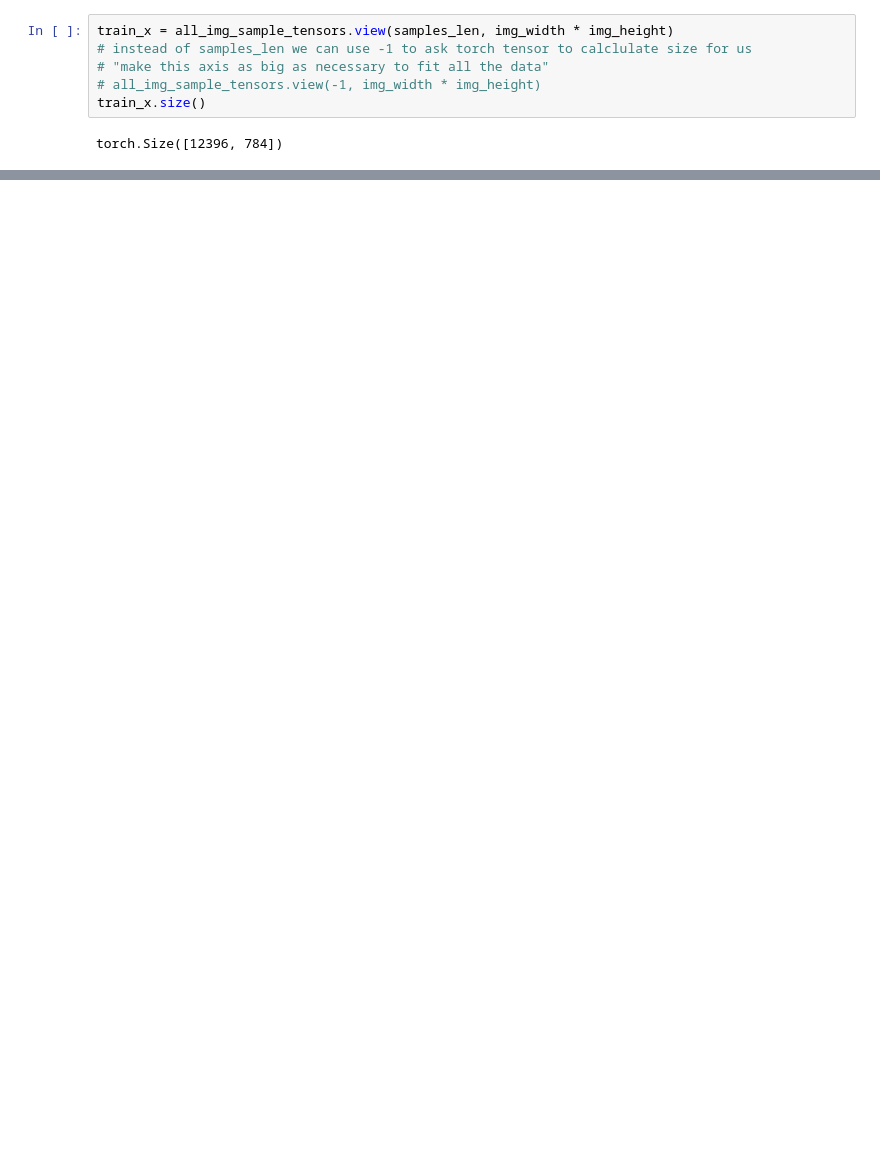
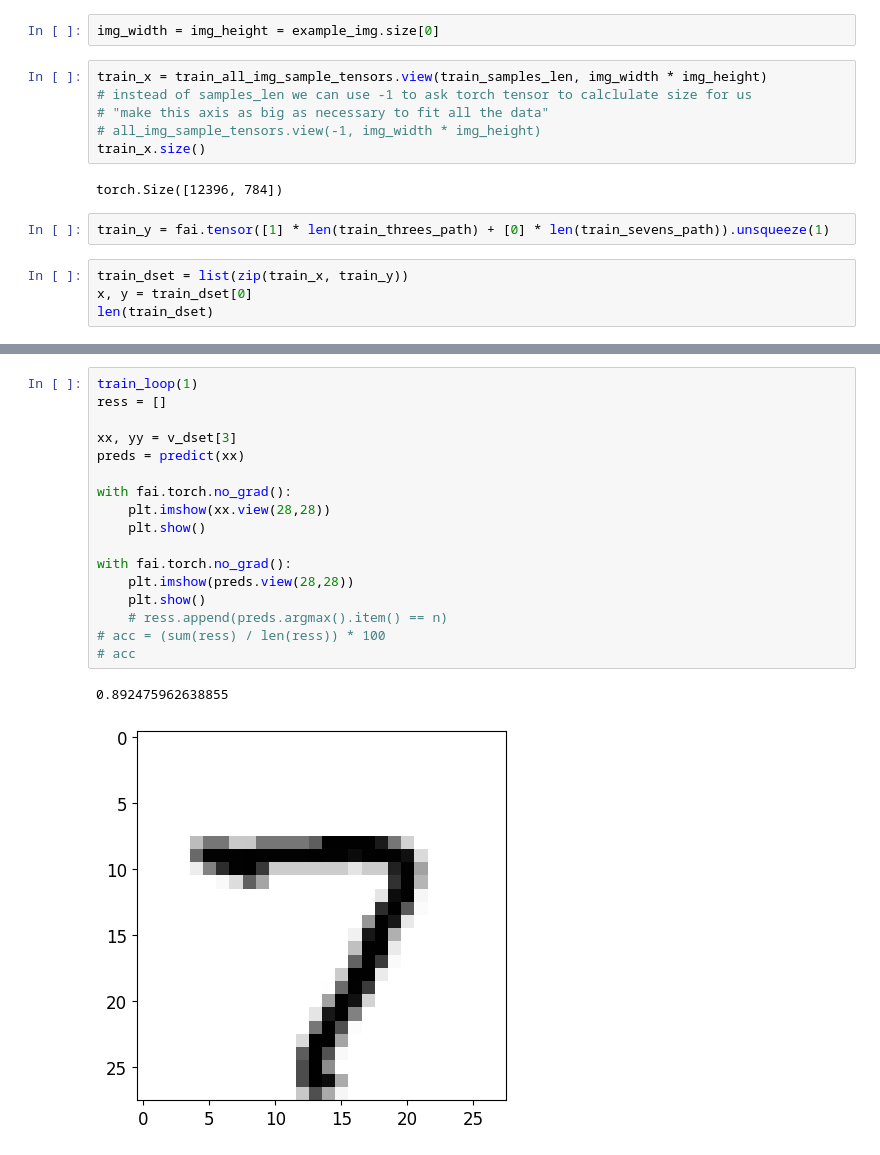
Before and after one commit to maxeozakh/some_notebooks, a Jupyter notebook: fastai_mnist_breakdown.ipynb, the cells around one changed output, grey strips where cells are left out. Drawn from its saved outputs; the diff is of its cells as text; blank space fills up the shorter version.

```diff
--- a/fastai_mnist_breakdown.ipynb
+++ b/fastai_mnist_breakdown.ipynb
@@ -67,11 +105,19 @@ samples_len
 
 # We want to change samples from a list of matrices (a rank-3 tensor) to a list of vectors (a rank-2 tensor).
 # We can do this using `view`, which is a PyTorch method that changes the shape of a tensor without changing its contents.
+# %%
+img_width = img_height = example_img.size[0]
 # %%
-train_x = all_img_sample_tensors.view(samples_len, img_width * img_height)
+train_x = train_all_img_sample_tensors.view(train_samples_len, img_width * img_height)
 # instead of samples_len we can use -1 to ask torch tensor to calclulate size for us
 # "make this axis as big as necessary to fit all the data"
 # all_img_sample_tensors.view(-1, img_width * img_height)
 train_x.size()
 # %% [output]
 torch.Size([12396, 784])
+# %%
+train_y = fai.tensor([1] * len(train_threes_path) + [0] * len(train_sevens_path)).unsqueeze(1)
+# %%
+train_dset = list(zip(train_x, train_y))
+x, y = train_dset[0]
+len(train_dset)
@@ -77,0 +257,20 @@ torch.Size([12396, 784])
+# %%
+train_loop(1)
+ress = []
+
+xx, yy = v_dset[3]
+preds = predict(xx)
+
+with fai.torch.no_grad():
+    plt.imshow(xx.view(28,28))
+    plt.show()
+
+with fai.torch.no_grad():
+    plt.imshow(preds.view(28,28))
+    plt.show()
+    # ress.append(preds.argmax().item() == n)
+# acc = (sum(ress) / len(ress)) * 100
+# acc
+# %% [output]
+0.892475962638855
+[figure, added]
```
Also changed, not shown: parts of 18 cells of this notebook.
